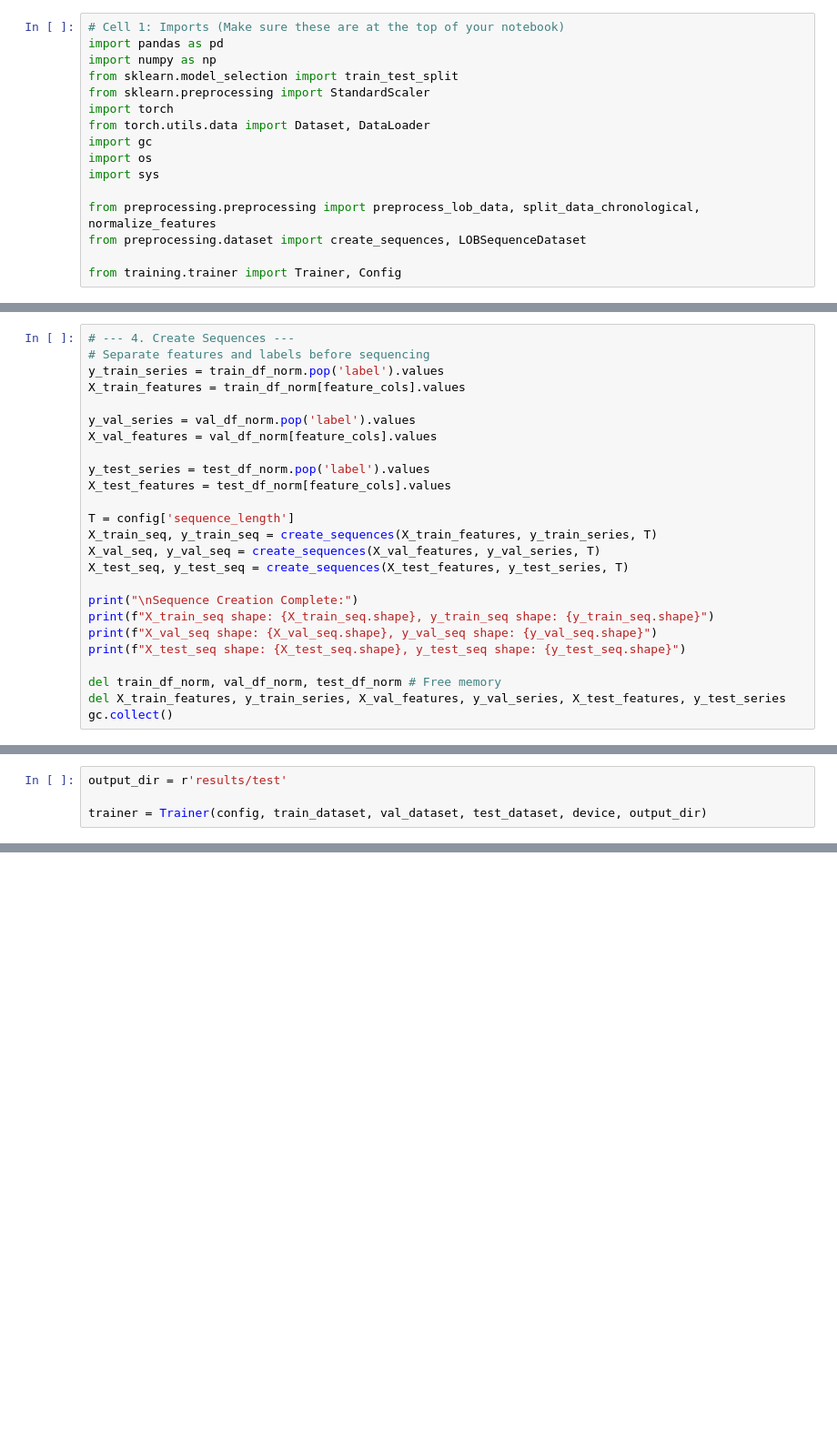
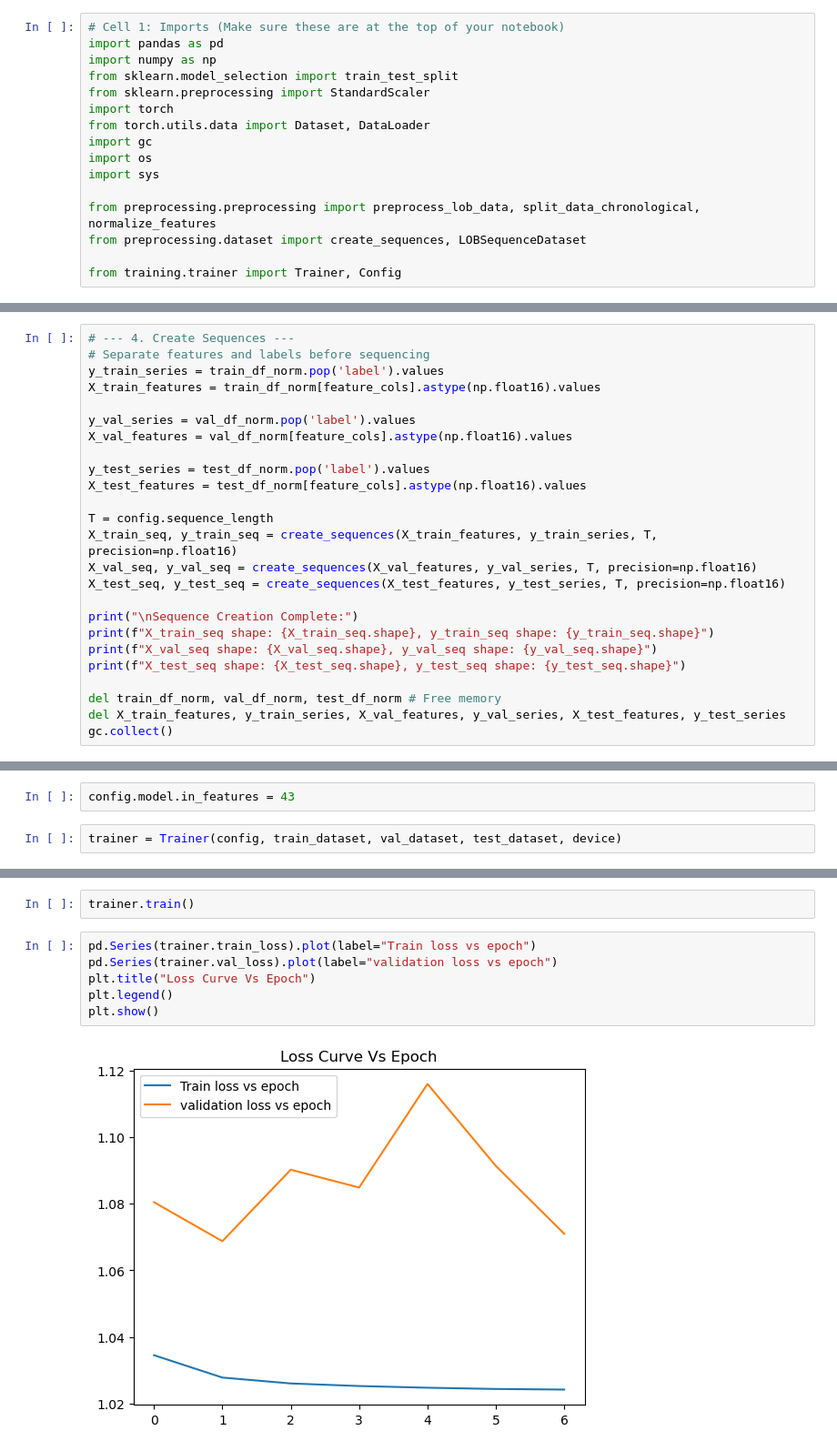
Before and after one commit to Dylan-Parker/crytpo_DLOB, a Jupyter notebook: notebooks/basic_pipeline.ipynb, the cells around one changed output, grey strips where cells are left out. Shown: that part at 91% size. Drawn from its saved outputs; the diff is of its cells as text; blank space fills up the shorter version.

```diff
--- a/notebooks/basic_pipeline.ipynb
+++ b/notebooks/basic_pipeline.ipynb
@@ -152,18 +172,18 @@ Normalization applied.
 # --- 4. Create Sequences ---
 # Separate features and labels before sequencing
 y_train_series = train_df_norm.pop('label').values
-X_train_features = train_df_norm[feature_cols].values
+X_train_features = train_df_norm[feature_cols].astype(np.float16).values
 
 y_val_series = val_df_norm.pop('label').values
-X_val_features = val_df_norm[feature_cols].values
+X_val_features = val_df_norm[feature_cols].astype(np.float16).values
 
 y_test_series = test_df_norm.pop('label').values
-X_test_features = test_df_norm[feature_cols].values
+X_test_features = test_df_norm[feature_cols].astype(np.float16).values
 
-T = config['sequence_length']
-X_train_seq, y_train_seq = create_sequences(X_train_features, y_train_series, T)
-X_val_seq, y_val_seq = create_sequences(X_val_features, y_val_series, T)
-X_test_seq, y_test_seq = create_sequences(X_test_features, y_test_series, T)
+T = config.sequence_length
+X_train_seq, y_train_seq = create_sequences(X_train_features, y_train_series, T, precision=np.float16)
+X_val_seq, y_val_seq = create_sequences(X_val_features, y_val_series, T, precision=np.float16)
+X_test_seq, y_test_seq = create_sequences(X_test_features, y_test_series, T, precision=np.float16)
 
 print("\nSequence Creation Complete:")
 print(f"X_train_seq shape: {X_train_seq.shape}, y_train_seq shape: {y_train_seq.shape}")
@@ -203,5 +212,5 @@ Number of testing batches: 856
+# %%
+config.model.in_features = 43
 # %%
-output_dir = r'results/test'
-
-trainer = Trainer(config, train_dataset, val_dataset, test_dataset, device, output_dir)
+trainer = Trainer(config, train_dataset, val_dataset, test_dataset, device)
 # %% [output]
@@ -208,0 +225,10 @@ AttributeError: 'Trainer' object has no attribute 'train_ds'
+# %%
+trainer.train()
+# %%
+pd.Series(trainer.train_loss).plot(label="Train loss vs epoch")
+pd.Series(trainer.val_loss).plot(label="validation loss vs epoch")
+plt.title("Loss Curve Vs Epoch")
+plt.legend()
+plt.show()
+# %% [output]
+[figure, added]
```
Also changed, not shown: parts of 19 cells of this notebook, 6 other files.
